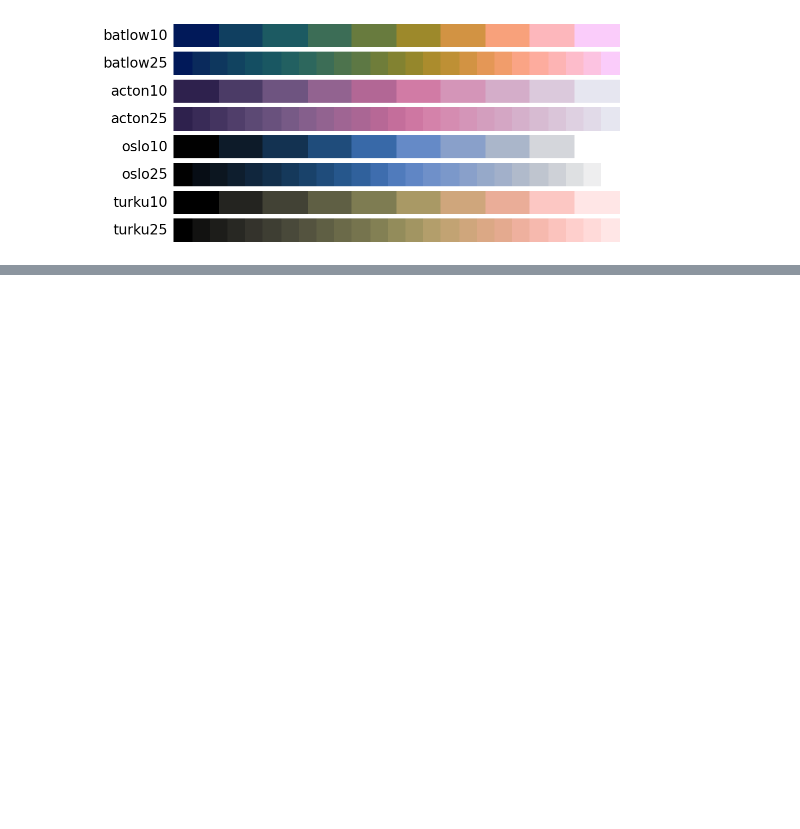
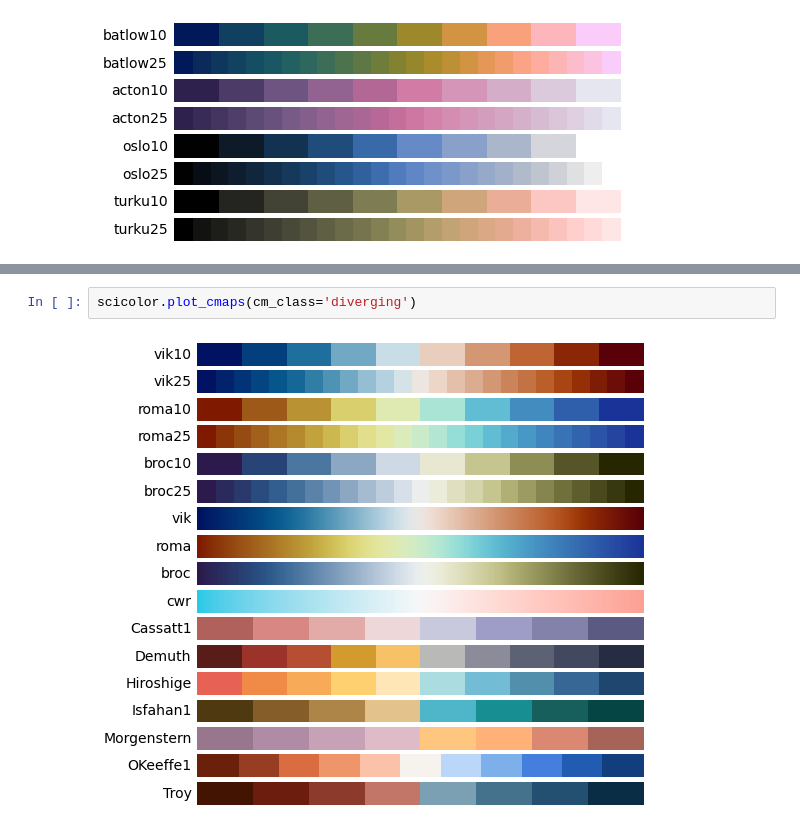
Before and after one commit to yang3kc/scicolor, a Jupyter notebook: exps/try_out_package.ipynb, the cells around one changed output, grey strips where cells are left out. Drawn from its saved outputs; the diff is of its cells as text; blank space fills up the shorter version.

```diff
--- a/exps/try_out_package.ipynb
+++ b/exps/try_out_package.ipynb
@@ -26,0 +51,4 @@ scicolor.plot_cmaps()
+# %%
+scicolor.plot_cmaps(cm_class='diverging')
+# %% [output]
+[figure, added]
```
Also changed, not shown: parts of 11 cells of this notebook.
